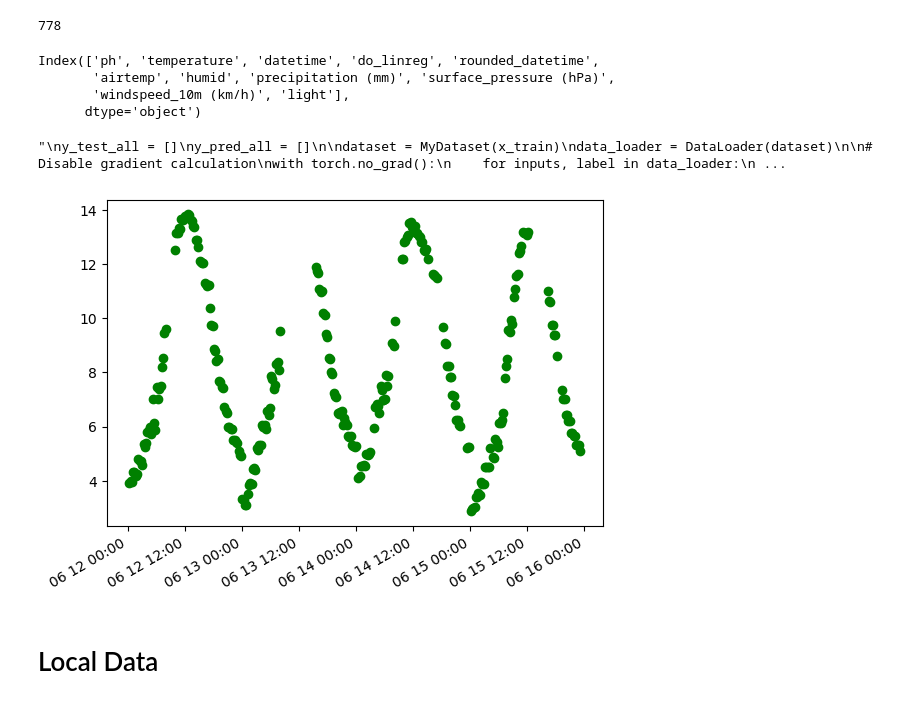
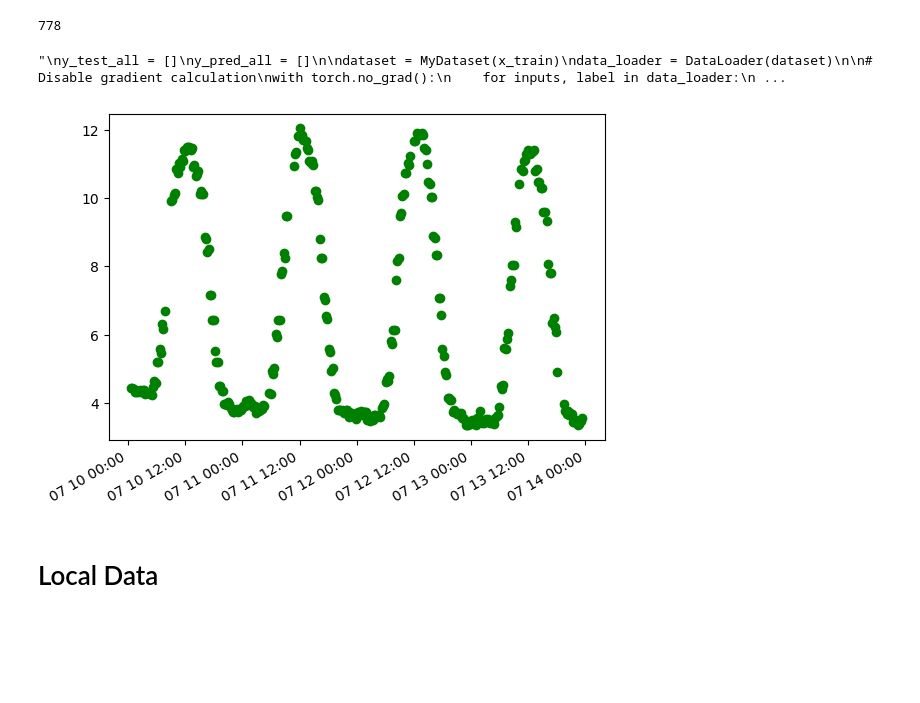
Before and after one commit to NawidT/morefish-ml, a Jupyter notebook: training/do_training.ipynb, the cells around one changed output. Saved outputs shown, nothing was run; the diff lists cells and outputs as text; code cells hidden in the pictures; blank space fills up the shorter version.

```diff
--- a/training/do_training.ipynb
+++ b/training/do_training.ipynb
@@ -138,6 +137,6 @@ Root Mean Squared Error (RMSE): 2.2730284222345336
 # %%
 print("------------ Exponential SVR Results ------------")
-clf_rbf_nusvm = make_pipeline(preprocessing.MinMaxScaler(), NuSVR(kernel='rbf', shrinking=True, C=1.5))
+clf_rbf_nusvm = make_pipeline(preprocessing.SplineTransformer(), SVR(kernel='rbf', shrinking=True, C=1.5))
 clf_rbf_nusvm.fit(X_train, y_train)
 y_pred = clf_rbf_nusvm.predict(X_test)
 stats(y_pred, y_test)
@@ -434,9 +442,12 @@ connection.close()
 len(df)
 # %% [output]
 778
+# %%
+df = pd.read_csv("../datasets/spark-july-16.csv")
 # %%
 df.rename(columns={'dvd_ph': 'ph', 'dvd_temp': 'temperature', 'dvd_updated_at': 'datetime', 'dvd_do': 'do_linreg'}, inplace=True)
 df['rounded_datetime'] = pd.to_datetime(df['datetime']).dt.round('H')
+df['datetime'] = pd.to_datetime(df['datetime'])
 # spark_weather = pd.read_csv("../../../../../../Downloads/sparkfarmsweather.csv")
 spark_weather = pd.read_csv("../datasets/sparkfarmsweather.csv")
 spark_weather['time'] = pd.to_datetime(spark_weather['time'])
@@ -447,22 +458,15 @@ df = df.drop(columns=['datetime_y'])
 df.rename(columns={'datetime_x': 'datetime', 'diffuse_radiation (W/m²)': 'light', 'relativehumidity_2m (%)': 'humid', 'temperature_2m (°C)': 'airtemp' }, inplace=True)
 # drop all NaN values inside diffuse radiation
 df = df.dropna(subset=['light'])
-# %%
-df.columns
-# %% [output]
-Index(['ph', 'temperature', 'datetime', 'do_linreg', 'rounded_datetime',
-       'airtemp', 'humid', 'precipitation (mm)', 'surface_pressure (hPa)',
-       'windspeed_10m (km/h)', 'light'],
-      dtype='object')
 # %%
-#df.rename(columns={'ph': 'ph', 'temperature': 'temperature_oc', 'light': 'global_light_energy_w_m2', 'humid': 'humid_rh', 'airtemp': 'airtemp_oc'}, inplace=True)
+# df.rename(columns={'temperature': 'temperature_oc', 'light': 'global_light_energy_w_m2', 'humid': 'humid_rh', 'airtemp': 'airtemp_oc'}, inplace=True)
 
 x_train = pd.DataFrame()
 df['depth'] = 1.2192
 df['hour'] = pd.to_datetime(df['datetime']).dt.hour
-x_train = df[['global_light_energy_w_m2', 'ph', 'temperature_oc', 'humid_rh', 'airtemp_oc', 'depth', 'hour']]
-y_pred = clf_rbf_nusvm.predict(x_train)
-df['SVM'] = y_pred
+df.loc[df['hour'] <= 12, 'hour'] = 12 - df.loc[df['hour'] <= 12, 'hour']
+df.loc[df['hour'] > 12, 'hour'] = df.loc[df['hour'] > 12, 'hour'] - 12
+x_train = df[['global_light_energy_w_m2', 'ph', 'temperature_oc', 'humid_rh', 'airtemp_oc','depth', 'hour']]
 
 # test the neural net model and store its result in the pandas df
 '''
@@ -492,21 +496,24 @@ df['DeepNN'] = y_pred_all
 # %%
 import matplotlib.pyplot as plt
 from matplotlib.dates import DateFormatter
 
+y_pred = clf_rbf_nusvm.predict(x_train)
+df['SVM'] = y_pred
+
 fig, ax = plt.subplots()
-bet = df.loc[df['datetime'].between('2023-06-12', '2023-06-16')]
+bet = df.loc[df['datetime'].between('2023-07-10', '2023-07-14')]
 #ax.plot(bet['datetime'], bet['RF'].astype(float), 'ro')
 #ax.plot(bet['datetime'], bet['QuantileSVM'].astype(float), 'bo')
 ax.plot(bet['datetime'], bet['SVM'].astype(float), 'go')
 
 myFmt = DateFormatter("%m %d %H:%M")
 ax.xaxis.set_major_formatter(myFmt)
 
 ## Rotate date labels automatically
 fig.autofmt_xdate()
 plt.show()
 # %% [output]
-[figure, old version]
+[figure, new version]
 # %%
 # turn clf_rbf_nusvm into a mar file
 import tarfile
```
Also changed, not shown: parts of 7 cells of this notebook, 1 other file.
